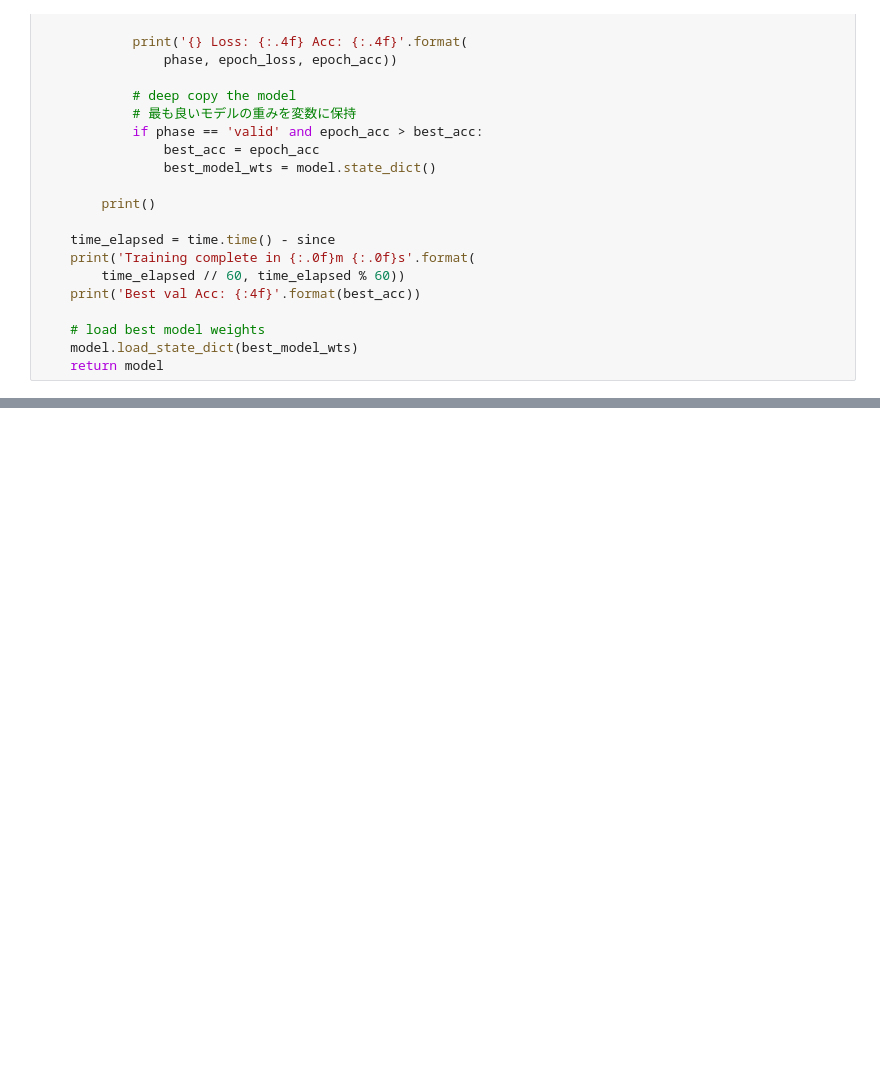
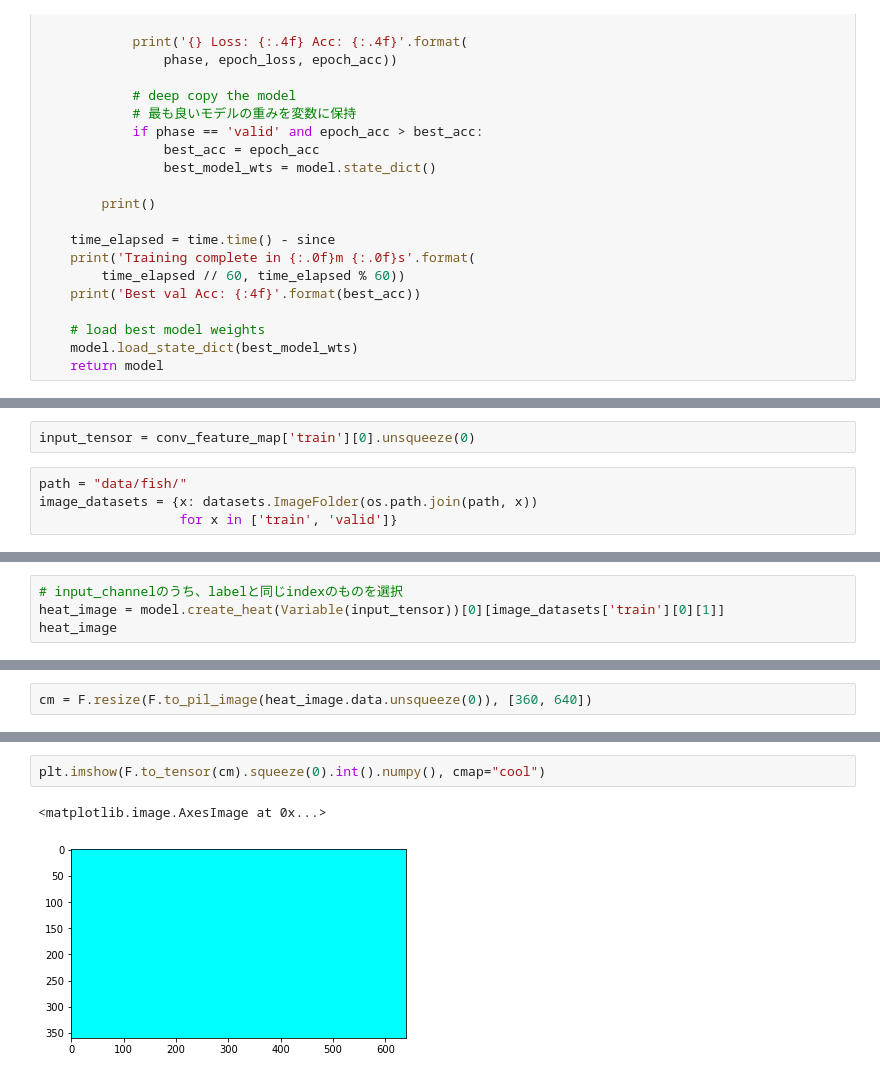
Before and after one commit to nmurakami0/fast_ai_study, a Jupyter notebook: my_lesson_7.ipynb, the cells around one changed output, grey strips where cells are left out. Drawn from its saved outputs; the diff is of its cells as text; blank space fills up the shorter version.

Commit message:
heat map

```diff
--- a/my_lesson_7.ipynb
+++ b/my_lesson_7.ipynb
@@ -1175,0 +1196,6 @@ Best val Acc: 0.446000
+# %%
+input_tensor = conv_feature_map['train'][0].unsqueeze(0)
+# %%
+path = "data/fish/"
+image_datasets = {x: datasets.ImageFolder(os.path.join(path, x))
+                  for x in ['train', 'valid']}
@@ -1175,0 +1204,4 @@ Best val Acc: 0.446000
+# %%
+# input_channelのうち、labelと同じindexのものを選択
+heat_image = model.create_heat(Variable(input_tensor))[0][image_datasets['train'][0][1]]
+heat_image
@@ -1175,0 +1215,2 @@ Best val Acc: 0.446000
+# %%
+cm = F.resize(F.to_pil_image(heat_image.data.unsqueeze(0)), [360, 640])
@@ -1175,0 +1228,5 @@ Best val Acc: 0.446000
+# %%
+plt.imshow(F.to_tensor(cm).squeeze(0).int().numpy(), cmap="cool")
+# %% [output]
+<matplotlib.image.AxesImage at 0x...>
+[figure, added]
```
Also changed, not shown: parts of 12 cells of this notebook.
